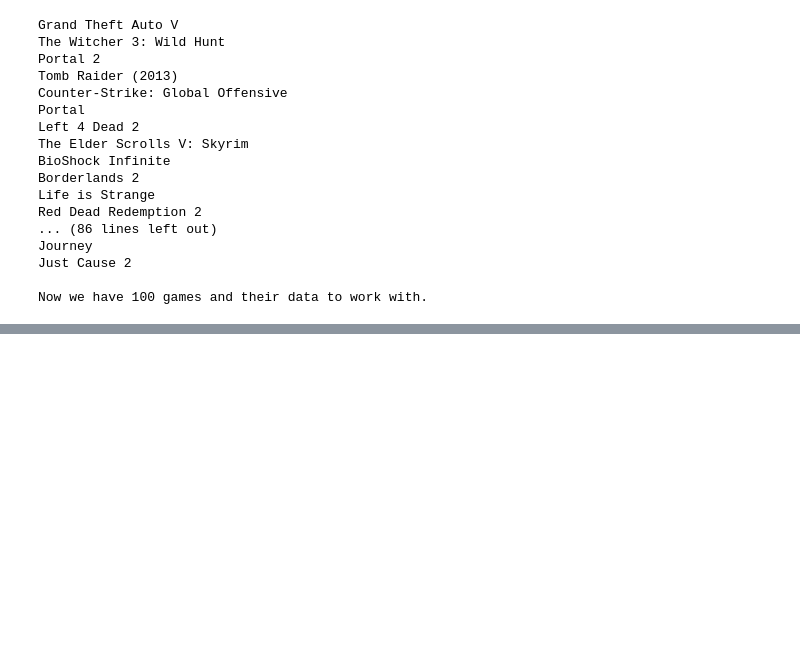
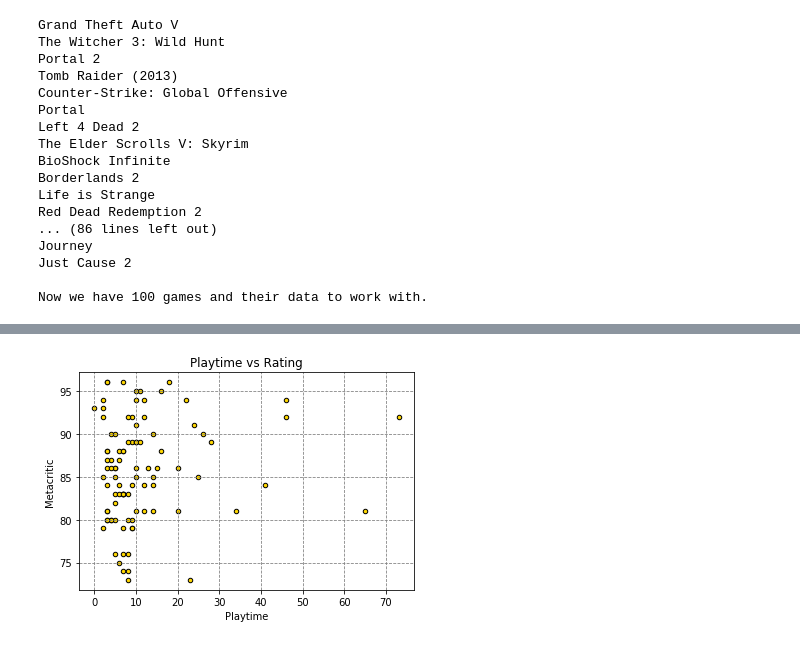
Before and after one commit to candidamg/Project_1, a Jupyter notebook: project.ipynb, the cells around one changed output, grey strips where cells are left out. Cells and saved outputs as stored; diff of their text form; code cells hidden in the pictures; blank space fills up the shorter version.

Commit message:
Round1Scatters

```diff
--- a/project.ipynb
+++ b/project.ipynb
@@ -229,0 +229,21 @@ videogames_df.head(10)
+# %%
+##(x)Playtime vs. (y)Metacritic##
+
+
+# Build scatter plot for (x)Playtime vs. (y)Metacritic
+videogames_df.plot.scatter(x="Playtime(h)", y="Metacritic", color="gold", edgecolors = "black")
+
+
+# Incorporate the other graph properties
+plt.title("Playtime vs Rating")
+plt.xlabel("Playtime")
+plt.ylabel("Metacritic")
+plt.grid(color="grey", linestyle="--")
+
+# Save the figure
+# plt.savefig("../output_data/Fig1.png")
+
+# Show plot
+plt.show()
+# %% [output]
+[figure, added]
```
Also changed, not shown: parts of 9 cells of this notebook.
